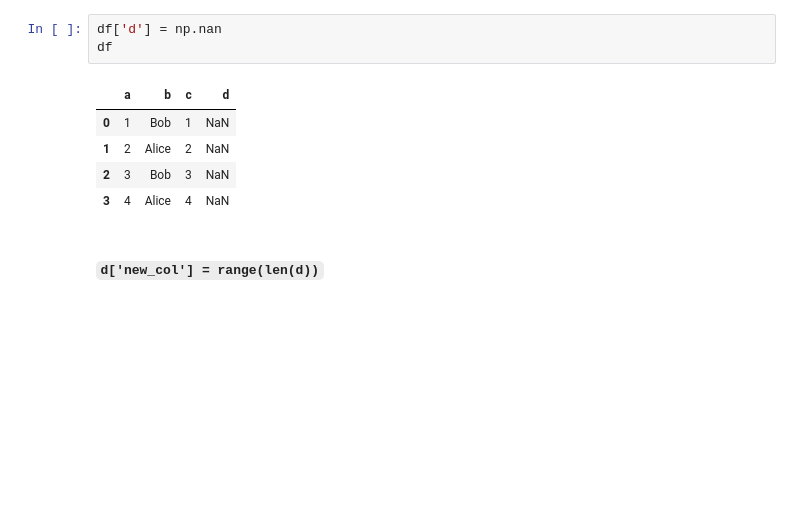
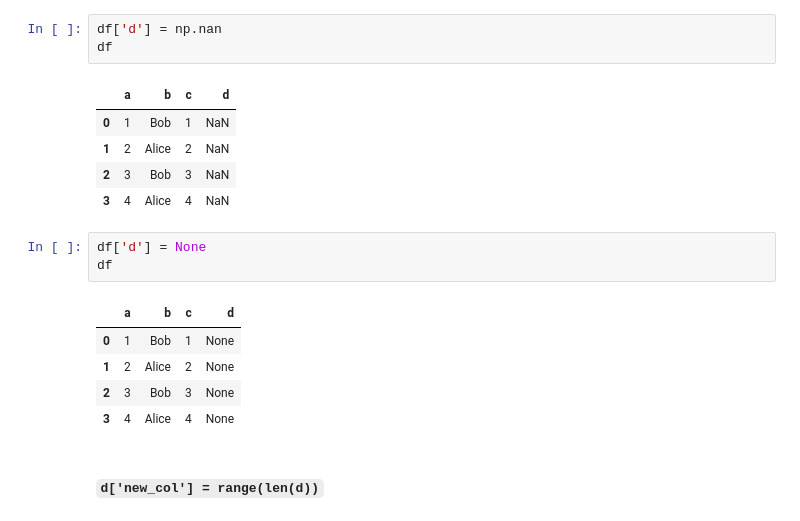
Before and after one commit to dev-SR/machine-learning, a Jupyter notebook: 01pandas/pandas.ipynb, the cells around one changed output. Drawn from its saved outputs; the diff is of its cells as text; blank space fills up the shorter version.

```diff
--- a/01pandas/pandas.ipynb
+++ b/01pandas/pandas.ipynb
@@ -603,6 +603,15 @@ df
 | 1 | 2 | Alice | 2 | NaN |
 | 2 | 3 | Bob | 3 | NaN |
 | 3 | 4 | Alice | 4 | NaN |
+# %%
+df['d'] = None
+df
+# %% [output]
+|  | a | b | c | d |
+| 0 | 1 | Bob | 1 | None |
+| 1 | 2 | Alice | 2 | None |
+| 2 | 3 | Bob | 3 | None |
+| 3 | 4 | Alice | 4 | None |
 # %% [markdown]
 ##### `d['new_col'] = range(len(d))`
 # %%
```
Also changed, not shown: parts of 18 cells of this notebook, 1 other file.
